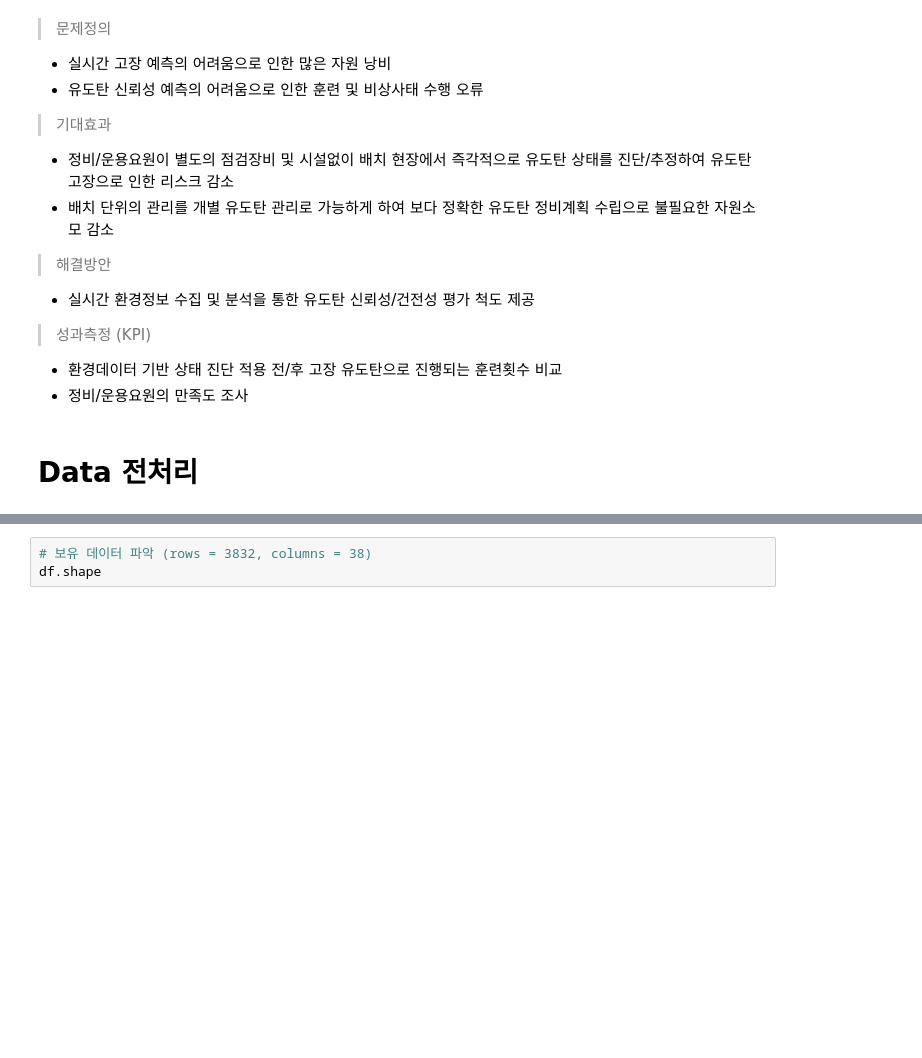
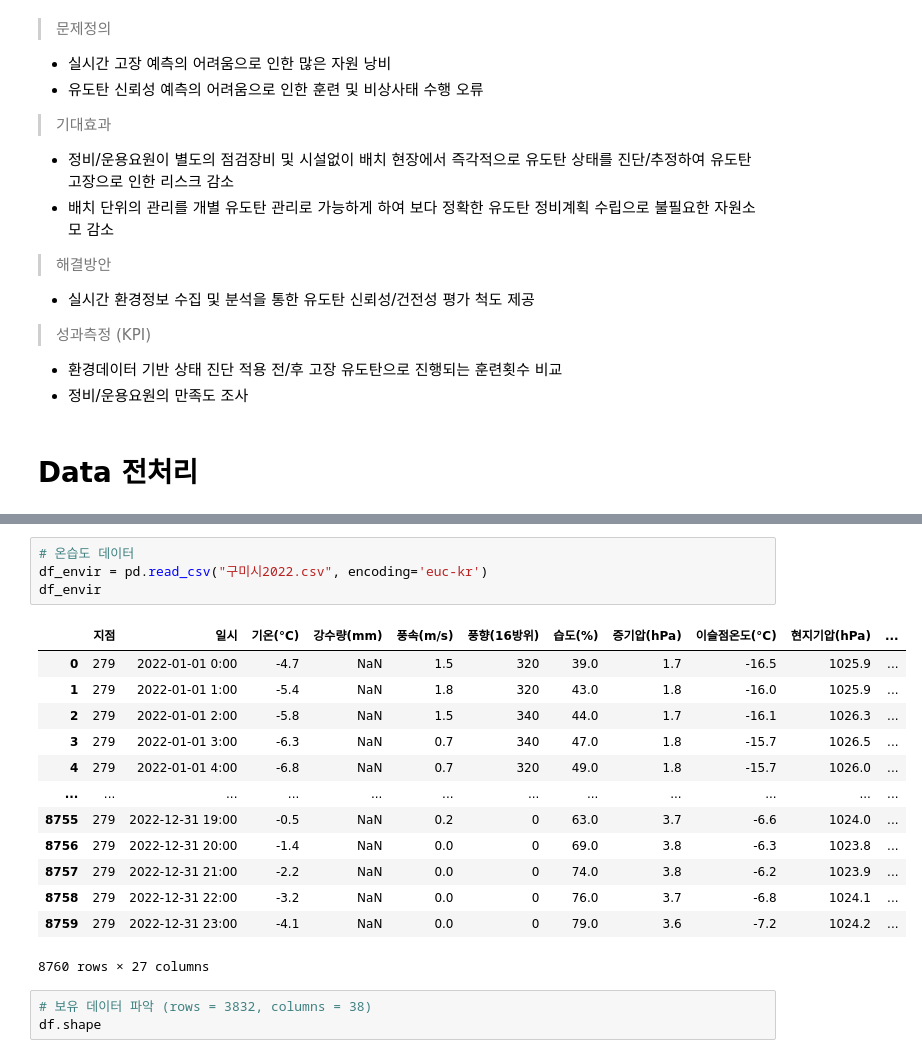
Before and after one commit to sonsungjong/ML_python, a Jupyter notebook: anomaly_detection/신궁 고장 예측.ipynb, the cells around one changed output, grey strips where cells are left out. Drawn from its saved outputs; the diff is of its cells as text; blank space fills up the shorter version.

```diff
--- a/anomaly_detection/신궁 고장 예측.ipynb
+++ b/anomaly_detection/신궁 고장 예측.ipynb
@@ -56,3 +72,21 @@ df = pd.read_excel('A 데이터 정리.xlsx', engine='openpyxl')
+# %%
+# 온습도 데이터
+df_envir = pd.read_csv("구미시2022.csv", encoding='euc-kr')
+df_envir
+# %% [output]
+|  | 지점 | 일시 | 기온(°C) | 강수량(mm) | 풍속(m/s) | 풍향(16방위) | 습도(%) | 증기압(hPa) | 이슬점온도(°C) | 현지기압(hPa) | ... |
+| 0 | 279 | 2022-01-01 0:00 | -4.7 | NaN | 1.5 | 320 | 39.0 | 1.7 | -16.5 | 1025.9 | ... |
+| 1 | 279 | 2022-01-01 1:00 | -5.4 | NaN | 1.8 | 320 | 43.0 | 1.8 | -16.0 | 1025.9 | ... |
+| 2 | 279 | 2022-01-01 2:00 | -5.8 | NaN | 1.5 | 340 | 44.0 | 1.7 | -16.1 | 1026.3 | ... |
+| 3 | 279 | 2022-01-01 3:00 | -6.3 | NaN | 0.7 | 340 | 47.0 | 1.8 | -15.7 | 1026.5 | ... |
+| 4 | 279 | 2022-01-01 4:00 | -6.8 | NaN | 0.7 | 320 | 49.0 | 1.8 | -15.7 | 1026.0 | ... |
+| ... | ... | ... | ... | ... | ... | ... | ... | ... | ... | ... | ... |
+| 8755 | 279 | 2022-12-31 19:00 | -0.5 | NaN | 0.2 | 0 | 63.0 | 3.7 | -6.6 | 1024.0 | ... |
+| 8756 | 279 | 2022-12-31 20:00 | -1.4 | NaN | 0.0 | 0 | 69.0 | 3.8 | -6.3 | 1023.8 | ... |
+| 8757 | 279 | 2022-12-31 21:00 | -2.2 | NaN | 0.0 | 0 | 74.0 | 3.8 | -6.2 | 1023.9 | ... |
+| 8758 | 279 | 2022-12-31 22:00 | -3.2 | NaN | 0.0 | 0 | 76.0 | 3.7 | -6.8 | 1024.1 | ... |
+| 8759 | 279 | 2022-12-31 23:00 | -4.1 | NaN | 0.0 | 0 | 79.0 | 3.6 | -7.2 | 1024.2 | ... |
+8760 rows × 27 columns
 # %%
 # 보유 데이터 파악 (rows = 3832, columns = 38)
 df.shape
```
Also changed, not shown: parts of 2 cells of this notebook, 1 other file.
